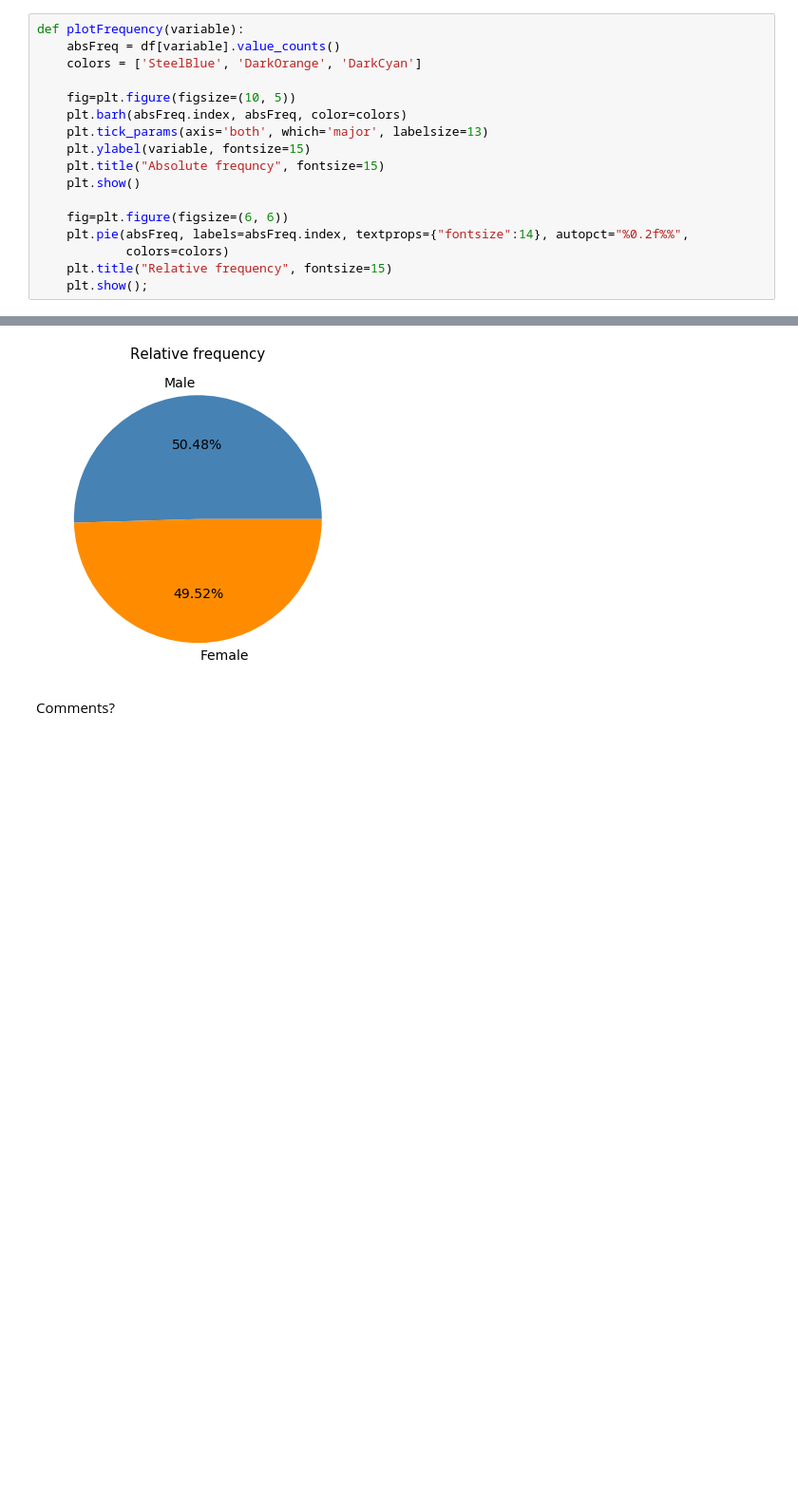
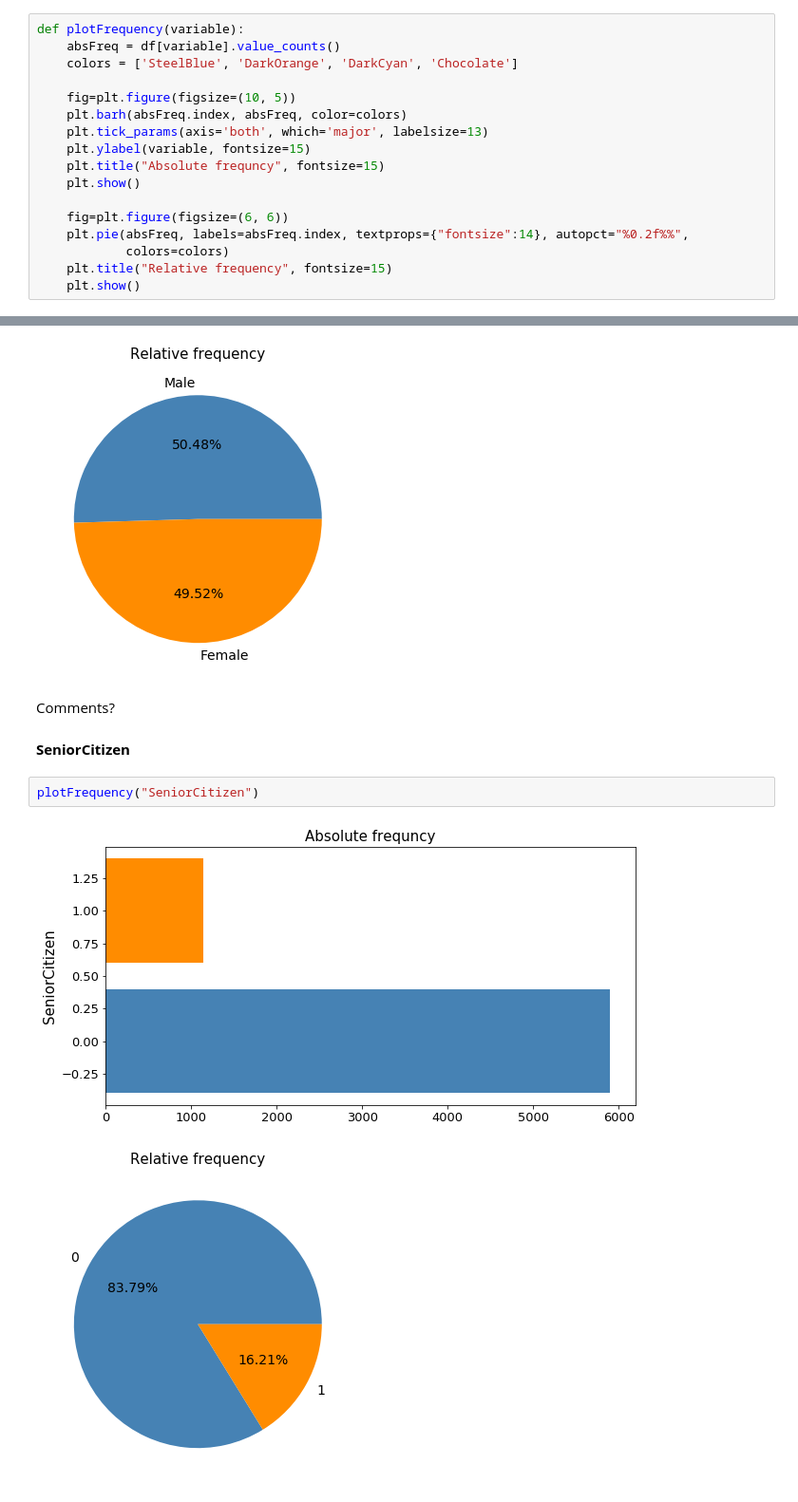
Before and after one commit to lucienwalewski/cse204project, a Jupyter notebook: src/main.ipynb, the cells around one changed output, grey strips where cells are left out. Shown at 95% size. Drawn from its saved outputs; the diff is of its cells as text; blank space fills up the shorter version.

Commit message:
Univriate plots

```diff
--- a/src/main.ipynb
+++ b/src/main.ipynb
@@ -282,7 +282,7 @@ Histogram shows that the  mass of the distribution of **TotalCharges** is concen
 # %%
 def plotFrequency(variable):
     absFreq = df[variable].value_counts()
-    colors = ['SteelBlue', 'DarkOrange', 'DarkCyan']
+    colors = ['SteelBlue', 'DarkOrange', 'DarkCyan', 'Chocolate']
 
     fig=plt.figure(figsize=(10, 5))
     plt.barh(absFreq.index, absFreq, color=colors)
@@ -295,7 +295,7 @@ def plotFrequency(variable):
     plt.pie(absFreq, labels=absFreq.index, textprops={"fontsize":14}, autopct="%0.2f%%",
             colors=colors)
     plt.title("Relative frequency", fontsize=15)
-    plt.show();
+    plt.show()
 # %% [markdown]
 **Churn**
 # %%
@@ -314,3 +314,10 @@ plotFrequency("gender")
 [figure]
 # %% [markdown]
 Comments?
+# %% [markdown]
+**SeniorCitizen**
+# %%
+plotFrequency("SeniorCitizen")
+# %% [output]
+[figure, added]
+[figure, added]
```
Also changed, not shown: parts of 49 cells of this notebook.
